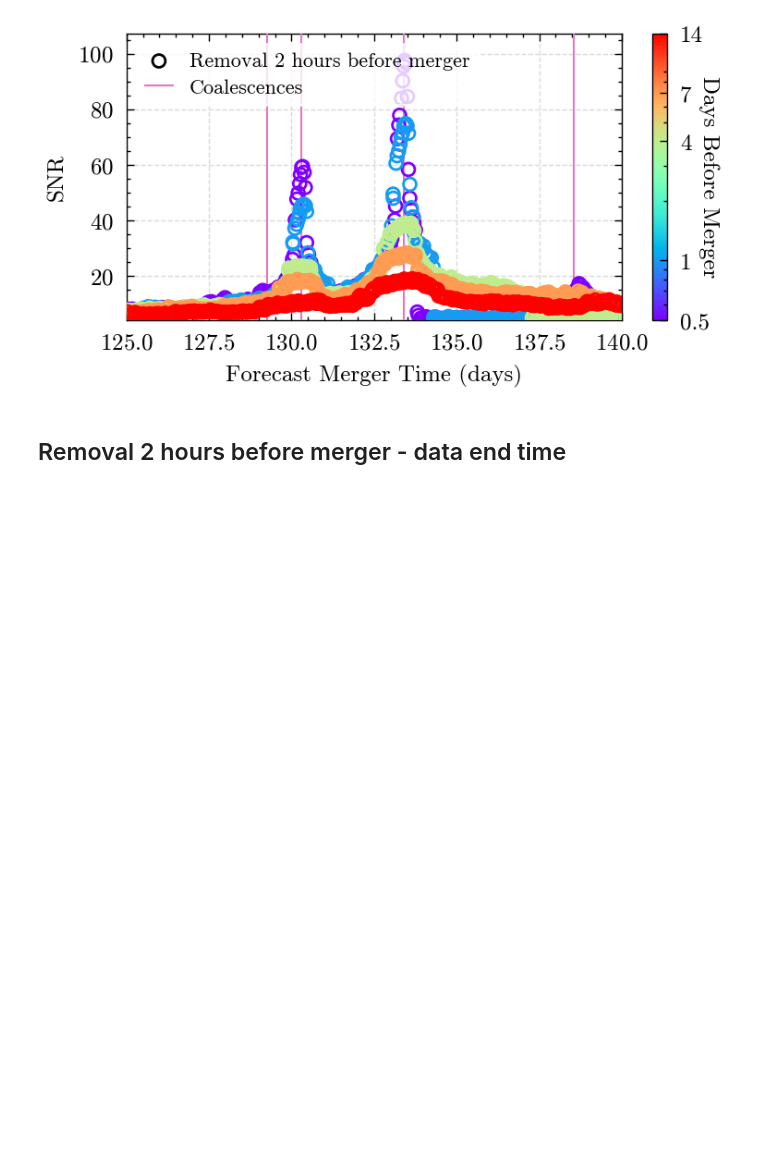
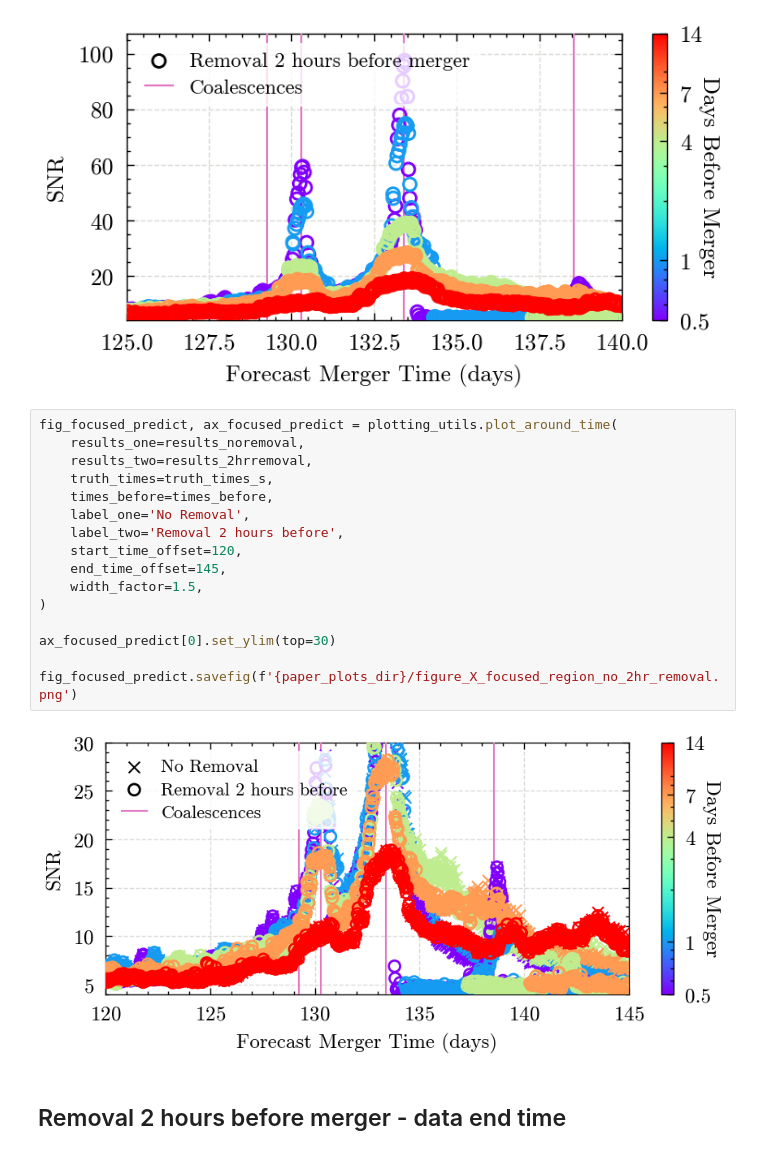
Before and after one commit to icg-gravwaves/lisa_premerger_sangria, a Jupyter notebook: search/inpainting_runs/plot_focused_data_results.ipynb, the cells around one changed output. Drawn from its saved outputs; the diff is of its cells as text; blank space fills up the shorter version.

```diff
--- a/search/inpainting_runs/plot_focused_data_results.ipynb
+++ b/search/inpainting_runs/plot_focused_data_results.ipynb
@@ -204,6 +204,24 @@ fig_focused_2hr_predicted, _ = plotting_utils.plot_around_time(
 )
 # %% [output]
 [figure]
+# %%
+fig_focused_predict, ax_focused_predict = plotting_utils.plot_around_time(
+    results_one=results_noremoval,
+    results_two=results_2hrremoval,
+    truth_times=truth_times_s,
+    times_before=times_before,
+    label_one='No Removal',
+    label_two='Removal 2 hours before',
+    start_time_offset=120,
+    end_time_offset=145,
+    width_factor=1.5,
+)
+
+ax_focused_predict[0].set_ylim(top=30)
+
+fig_focused_predict.savefig(f'{paper_plots_dir}/figure_X_focused_region_no_2hr_removal.png')
+# %% [output]
+[figure, added]
 # %% [markdown]
 ## Removal 2 hours before merger - data end time
 # %%
```
Also changed, not shown: parts of 1 cell of this notebook, 5 other files.
